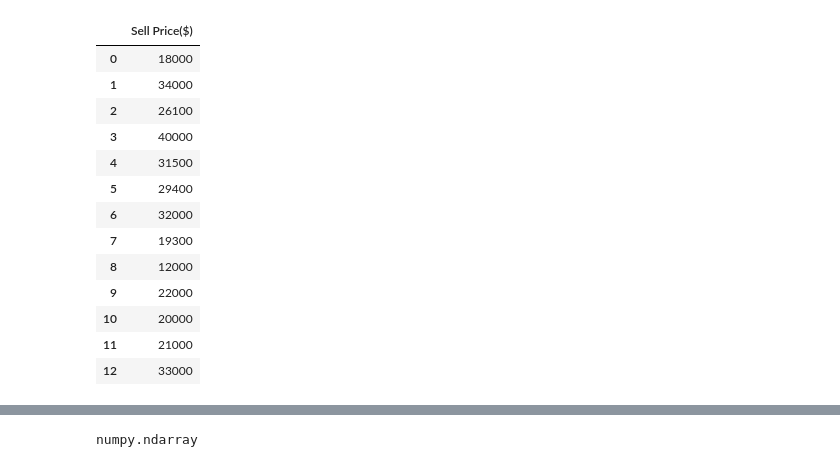
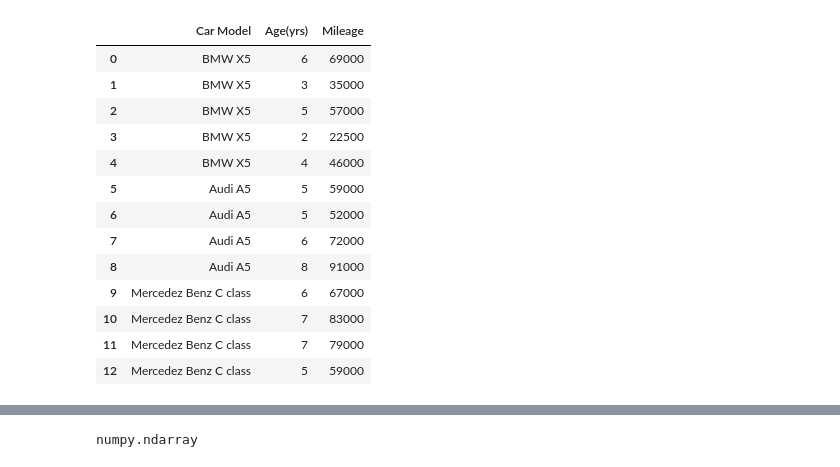
Before and after one commit to chkv/Python, a Jupyter notebook: ML/5.OneHotEncoding/exercise.ipynb, the cells around one changed output, grey strips where cells are left out. Cells and saved outputs as stored; diff of their text form; code cells hidden in the pictures.

```diff
--- a/ML/5.OneHotEncoding/exercise.ipynb
+++ b/ML/5.OneHotEncoding/exercise.ipynb
@@ -76,17 +41,0 @@ x
-# %%
-y
-# %% [output]
-|  | Sell Price($) |
-| 0 | 18000 |
-| 1 | 34000 |
-| 2 | 26100 |
-| 3 | 40000 |
-| 4 | 31500 |
-| 5 | 29400 |
-| 6 | 32000 |
-| 7 | 19300 |
-| 8 | 12000 |
-| 9 | 22000 |
-| 10 | 20000 |
-| 11 | 21000 |
-| 12 | 33000 |
@@ -97,0 +42,18 @@ ct=ColumnTransformer([('Car_Model',OneHotEncoder(),[0])],remainder='passthrough'
+# %%
+x=df[['Car Model','Age(yrs)','Mileage']]
+x
+# %% [output]
+|  | Car Model | Age(yrs) | Mileage |
+| 0 | BMW X5 | 6 | 69000 |
+| 1 | BMW X5 | 3 | 35000 |
+| 2 | BMW X5 | 5 | 57000 |
+| 3 | BMW X5 | 2 | 22500 |
+| 4 | BMW X5 | 4 | 46000 |
+| 5 | Audi A5 | 5 | 59000 |
+| 6 | Audi A5 | 5 | 52000 |
+| 7 | Audi A5 | 6 | 72000 |
+| 8 | Audi A5 | 8 | 91000 |
+| 9 | Mercedez Benz C class | 6 | 67000 |
+| 10 | Mercedez Benz C class | 7 | 83000 |
+| 11 | Mercedez Benz C class | 7 | 79000 |
+| 12 | Mercedez Benz C class | 5 | 59000 |
```
Also changed, not shown: parts of 20 cells of this notebook, 21 other files.
